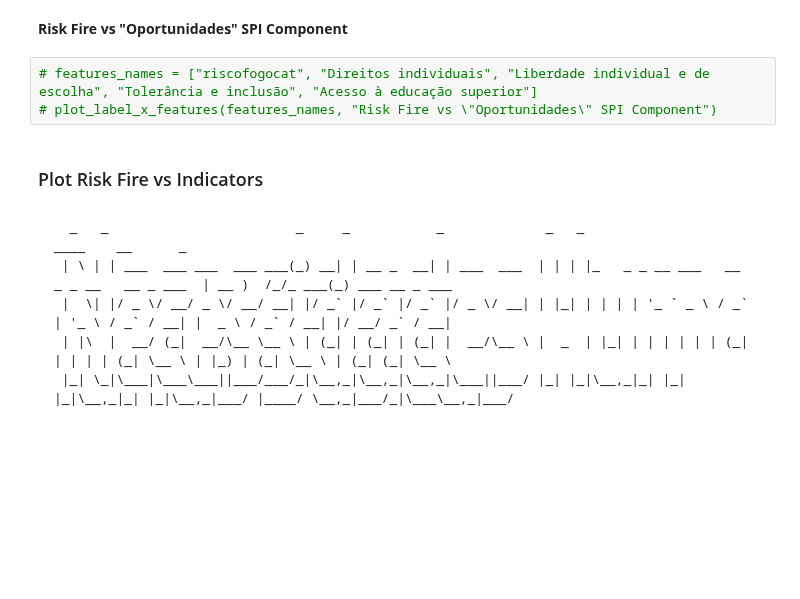
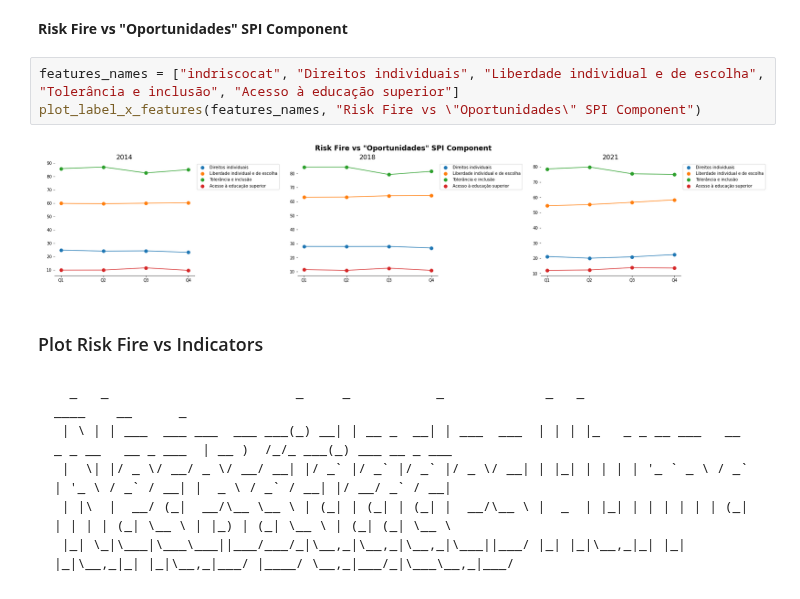
Before and after one commit to faustofcjr/amazon-social-progress, a Jupyter notebook: 03_data_exploration_indicadoriscocat.ipynb, the cells around one changed output. Drawn from its saved outputs; the diff is of its cells as text; blank space fills up the shorter version.

```diff
--- a/03_data_exploration_indicadoriscocat.ipynb
+++ b/03_data_exploration_indicadoriscocat.ipynb
@@ -127,8 +131,10 @@ __Risk Fire vs "Fundamentos para o Bem-Estar" SPI Component__
 # %% [markdown]
 __Risk Fire vs "Oportunidades" SPI Component__
 # %%
-# features_names = ["riscofogocat", "Direitos individuais", "Liberdade individual e de escolha", "Tolerância e inclusão", "Acesso à educação superior"]
-# plot_label_x_features(features_names, "Risk Fire vs \"Oportunidades\" SPI Component")
+features_names = ["indriscocat", "Direitos individuais", "Liberdade individual e de escolha", "Tolerância e inclusão", "Acesso à educação superior"]
+plot_label_x_features(features_names, "Risk Fire vs \"Oportunidades\" SPI Component")
+# %% [output]
+[figure, added]
 # %% [markdown]
 ### Plot Risk Fire vs Indicators
 # %% [markdown]
```
Also changed, not shown: parts of 3 cells of this notebook, 10 other files.
